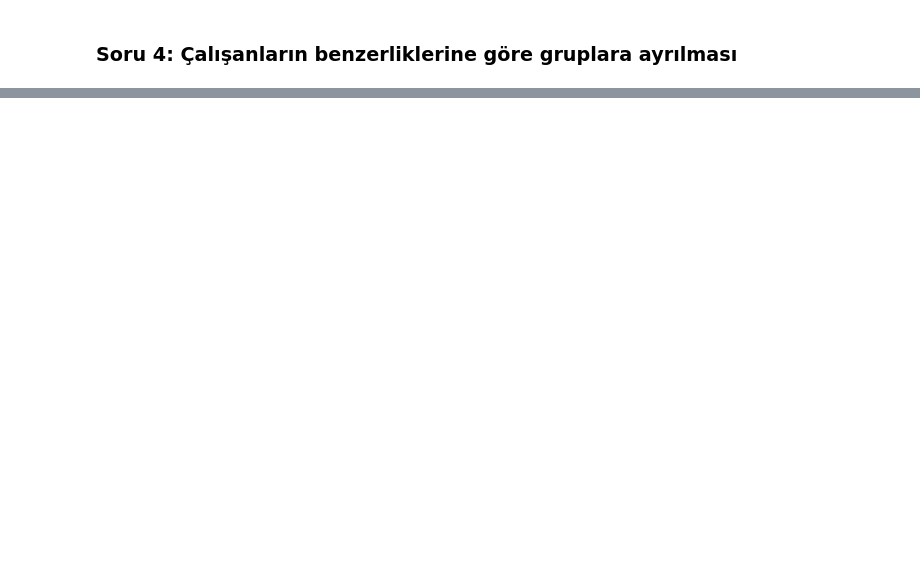
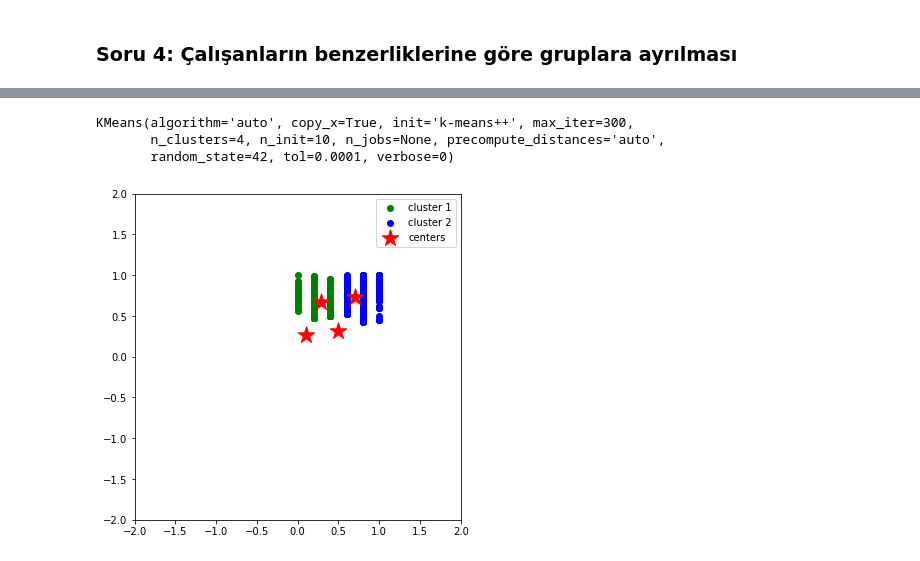
Before and after one commit to aycaecemgul/DataScience, a Jupyter notebook: Final/VBG - Proje 2.ipynb, the cells around one changed output, grey strips where cells are left out. Drawn from its saved outputs; the diff is of its cells as text; code cells hidden in the pictures; blank space fills up the shorter version.

```diff
--- a/Final/VBG - Proje 2.ipynb
+++ b/Final/VBG - Proje 2.ipynb
@@ -27,0 +734,4 @@
+# %%
+file = pd.read_csv('insan_kaynaklari.csv')
+df = pd.DataFrame(file)
+df.head()
@@ -27,0 +745,6 @@
+# %%
+
+scaler = MinMaxScaler()
+df[["gerceklestirdigi_proje_sayisi","aylik_ort_calisma_saati"]] = scaler.fit_transform(df[["gerceklestirdigi_proje_sayisi","aylik_ort_calisma_saati"]])
+X=df[["gerceklestirdigi_proje_sayisi","aylik_ort_calisma_saati"]].values
+X
@@ -27,0 +759,27 @@
+# %%
+km_model = KMeans(n_clusters=4,random_state=42)
+km_model.fit(X)
+# %% [output]
+KMeans(algorithm='auto', copy_x=True, init='k-means++', max_iter=300,
+       n_clusters=4, n_init=10, n_jobs=None, precompute_distances='auto',
+       random_state=42, tol=0.0001, verbose=0)
+# %%
+centers = km_model.cluster_centers_
+# %%
+# Plot the clustered data
+fig, ax = plt.subplots(figsize=(6, 6))
+plt.scatter(X[km_model.labels_ == 0, 0], X[km_model.labels_ == 0, 1],
+            c='green', label='cluster 1')
+plt.scatter(X[km_model.labels_ == 1, 0], X[km_model.labels_ == 1, 1],
+            c='blue', label='cluster 2')
+plt.scatter(centers[:, 0], centers[:, 1], marker='*', s=300,
+            c='r', label='centers')
+plt.legend()
+plt.xlim([-2, 2])
+plt.ylim([-2, 2])
+plt.xlabel('')
+plt.ylabel('')
+plt.title('', fontweight='bold')
+ax.set_aspect('equal');
+# %% [output]
+[figure, added]
```
Also changed, not shown: parts of 93 cells of this notebook.
